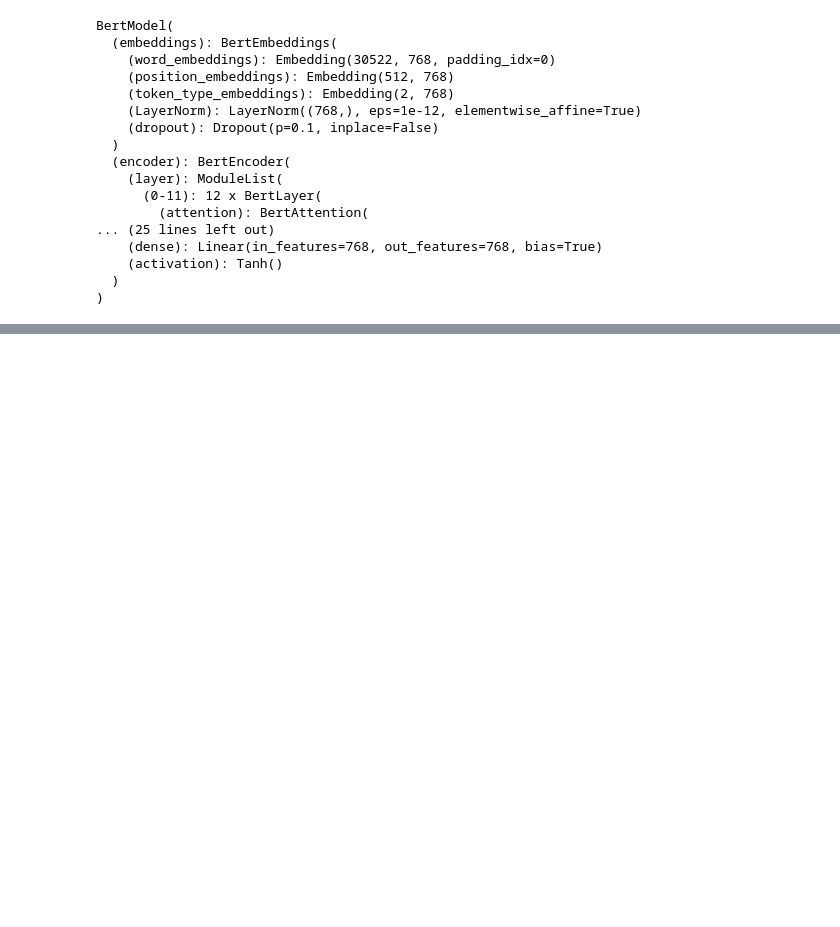
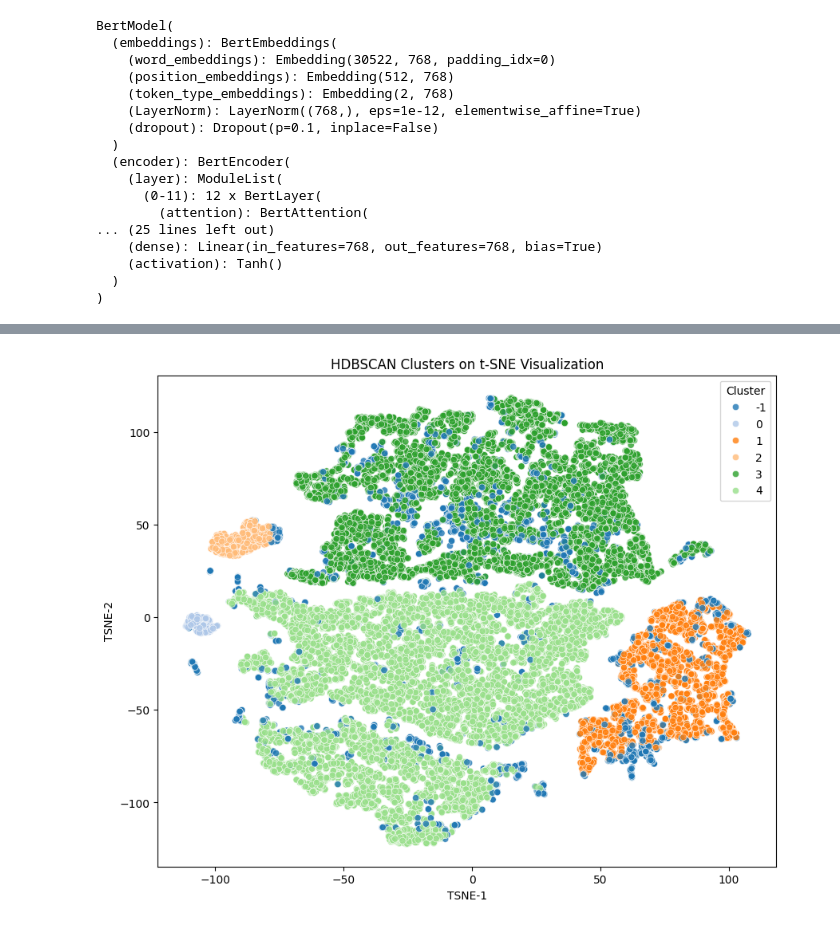
Before and after one commit to SorataBaka/2025-hokkaido-nlp, a Jupyter notebook: source/bucketing.ipynb, the cells around one changed output, grey strips where cells are left out. Cells and saved outputs as stored; diff of their text form; code cells hidden in the pictures; blank space fills up the shorter version.

```diff
--- a/source/bucketing.ipynb
+++ b/source/bucketing.ipynb
@@ -153,0 +228,26 @@ k=20 | Silhouette: 0.2224 | Davies-Bouldin: 1.3540 | Calinski-Harabasz: 15324.19
+# %%
+import hdbscan
+import matplotlib.pyplot as plt
+import seaborn as sns
+from sklearn.manifold import TSNE
+
+# 1. Cluster on your original embeddings (high-dimensional space)
+clusterer = hdbscan.HDBSCAN(min_cluster_size=100)
+labels = clusterer.fit_predict(normalized_embeddings)
+
+# 2. Run t-SNE on the same original embeddings for visualization
+tsne = TSNE(n_components=2, random_state=42)
+X_tsne = tsne.fit_transform(normalized_embeddings)
+
+# 3. Plot t-SNE results colored by HDBSCAN cluster labels
+plt.figure(figsize=(10, 8))
+palette = sns.color_palette("tab20", n_colors=len(set(labels)))
+sns.scatterplot(x=X_tsne[:, 0], y=X_tsne[:, 1], hue=labels, palette=palette, legend='full', alpha=0.8)
+
+plt.title("HDBSCAN Clusters on t-SNE Visualization")
+plt.xlabel("TSNE-1")
+plt.ylabel("TSNE-2")
+plt.legend(title='Cluster')
+plt.show()
+# %% [output]
+[figure, added]
```
Also changed, not shown: parts of 17 cells of this notebook.
